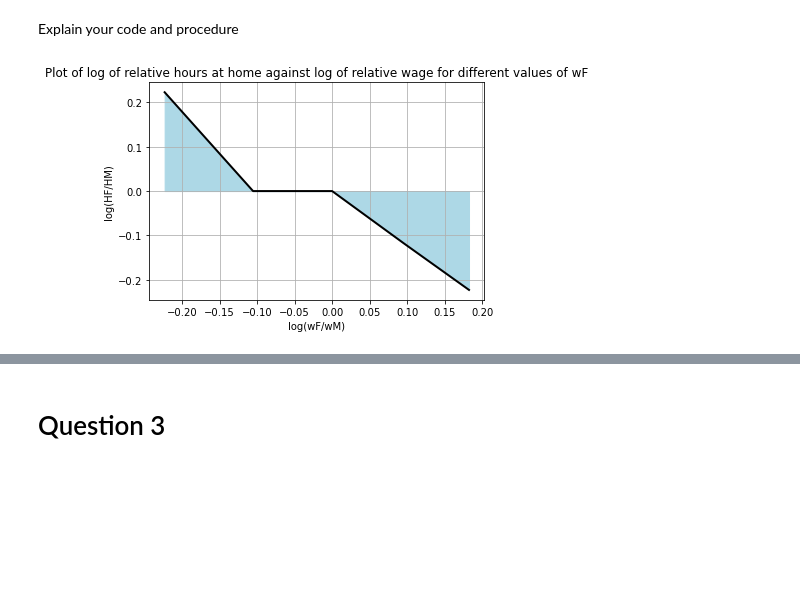
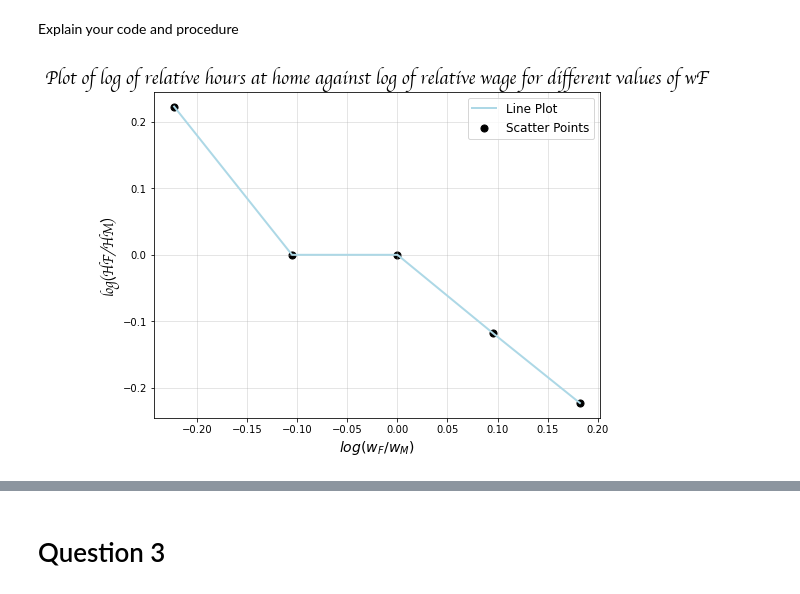
Before and after one commit to wdt620/projects-2023-cecilie-cecilie-1, a Jupyter notebook: inauguralproject/inauguralproject.ipynb, the cells around one changed output, grey strips where cells are left out. Cells and saved outputs as stored; diff of their text form; code cells hidden in the pictures; blank space fills up the shorter version.

```diff
--- a/inauguralproject/inauguralproject.ipynb
+++ b/inauguralproject/inauguralproject.ipynb
@@ -83,18 +81,21 @@ for i in par.wF_vec:
     log_relative_h = np.log(relative_hours)
     results_2 = np.append(results_2, log_relative_h)
 # %%
-#Area plot
 # create figure
-fig = plt.figure()
+fig = plt.figure(figsize=(8,6))
+
 # create plot
 ax = fig.add_subplot(1, 1, 1)
-ax.fill_between(np.log(par.wF_vec), results_2, color='lightblue')
-ax.plot(np.log(par.wF_vec), results_2, color='black', lw=2)
+ax.plot(np.log(par.wF_vec), results_2, color='lightblue', lw=2, label='Line Plot')
+ax.scatter(np.log(par.wF_vec), results_2, s=50, color='black', label='Scatter Points')
+
 # alterations to figure
-ax.grid()
-ax.set_xlabel("log(wF/wM)")
-ax.set_ylabel("log(HF/HM)")
-ax.set_title("Plot of log of relative hours at home against log of relative wage for different values of wF")
+ax.grid(alpha=0.4)
+ax.set_xlabel("$log(w_F/w_M)$", fontfamily='cursive', fontsize=14)
+ax.set_ylabel("log(HF/HM)", fontfamily='cursive', fontsize=14)
+ax.set_title("Plot of log of relative hours at home against log of relative wage for different values of wF", fontfamily='cursive', fontsize=18)
+ax.legend(fontsize=12)
+
 plt.show()
 # %% [output]
-[figure, old version]
+[figure, new version]
```
Also changed, not shown: parts of 8 cells of this notebook.
